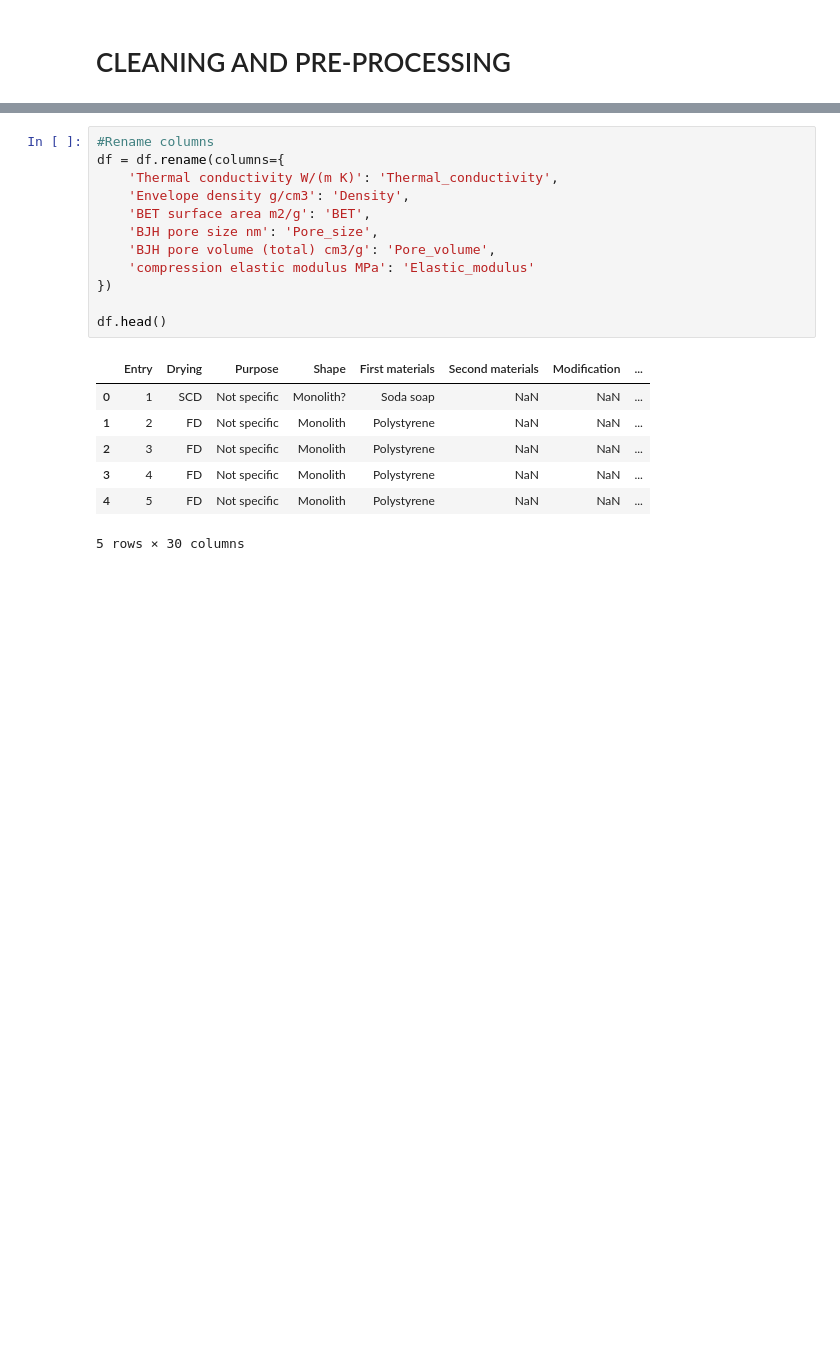
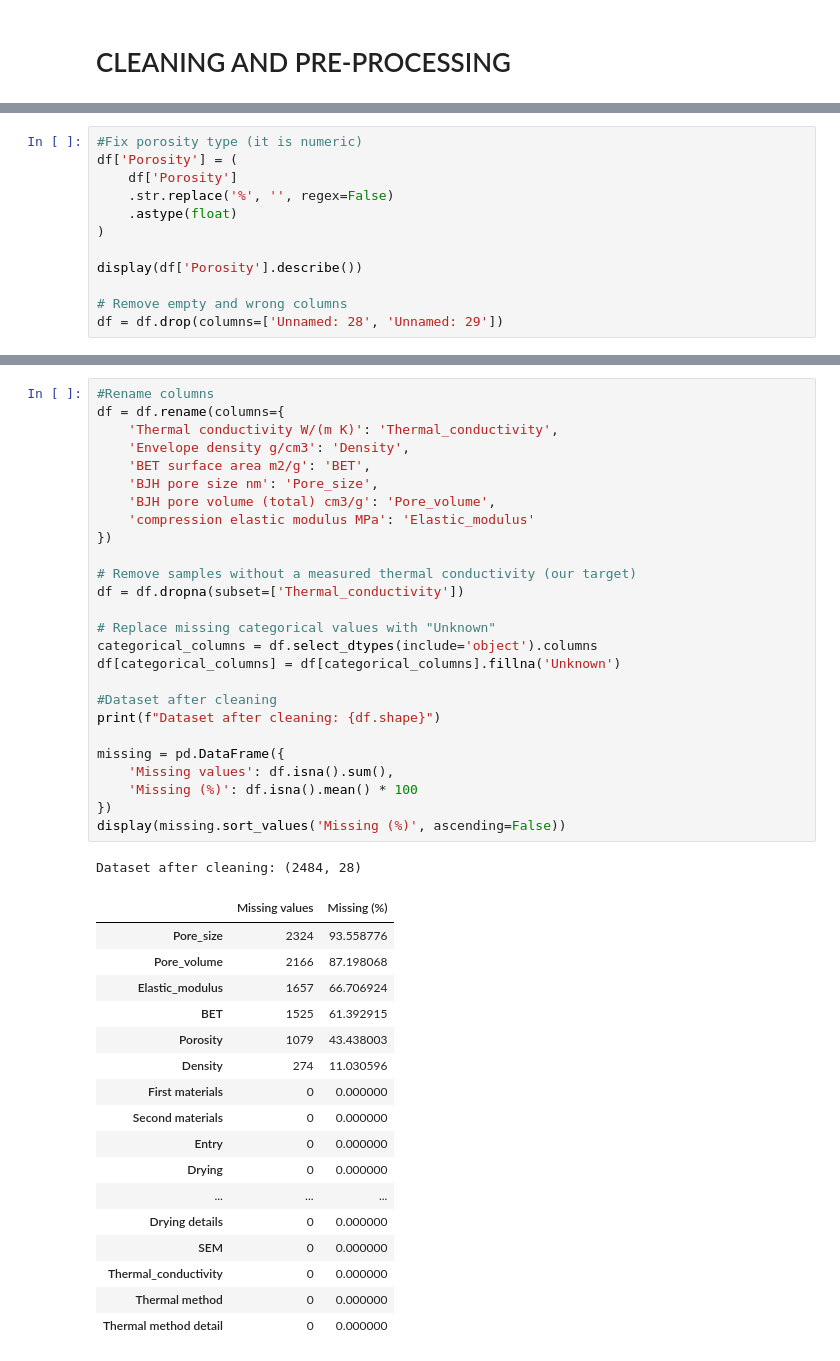
Before and after one commit to paulagirones/Aerogels_thermal_conductivity, a Jupyter notebook: aerogels_thermal_conductivity_ml.ipynb, the cells around one changed output, grey strips where cells are left out. Saved outputs shown, nothing was run; the diff lists cells and outputs as text; blank space fills up the shorter version.

```diff
--- a/aerogels_thermal_conductivity_ml.ipynb
+++ b/aerogels_thermal_conductivity_ml.ipynb
@@ -61,0 +86,12 @@ Summary statistics for numerical variables:
+# %%
+#Fix porosity type (it is numeric)
+df['Porosity'] = (
+    df['Porosity']
+    .str.replace('%', '', regex=False)
+    .astype(float)
+)
+
+display(df['Porosity'].describe())
+
+# Remove empty and wrong columns
+df = df.drop(columns=['Unnamed: 28', 'Unnamed: 29'])
@@ -113,20 +139,45 @@ Duplicate rows: 0
 # %%
 #Rename columns
 df = df.rename(columns={
     'Thermal conductivity W/(m K)': 'Thermal_conductivity',
     'Envelope density g/cm3': 'Density',
     'BET surface area m2/g': 'BET',
     'BJH pore size nm': 'Pore_size',
     'BJH pore volume (total) cm3/g': 'Pore_volume',
     'compression elastic modulus MPa': 'Elastic_modulus'
 })
 
-df.head()
+# Remove samples without a measured thermal conductivity (our target)
+df = df.dropna(subset=['Thermal_conductivity'])
+
+# Replace missing categorical values with "Unknown"
+categorical_columns = df.select_dtypes(include='object').columns
+df[categorical_columns] = df[categorical_columns].fillna('Unknown')
+
+#Dataset after cleaning
+print(f"Dataset after cleaning: {df.shape}")
+
+missing = pd.DataFrame({
+    'Missing values': df.isna().sum(),
+    'Missing (%)': df.isna().mean() * 100
+})
+display(missing.sort_values('Missing (%)', ascending=False))
 # %% [output]
+Dataset after cleaning: (2484, 28)
-|  | Entry | Drying | Purpose | Shape | First materials | Second materials | Modification | ... |
-| 0 | 1 | SCD | Not specific | Monolith? | Soda soap | NaN | NaN | ... |
-| 1 | 2 | FD | Not specific | Monolith | Polystyrene | NaN | NaN | ... |
-| 2 | 3 | FD | Not specific | Monolith | Polystyrene | NaN | NaN | ... |
-| 3 | 4 | FD | Not specific | Monolith | Polystyrene | NaN | NaN | ... |
-| 4 | 5 | FD | Not specific | Monolith | Polystyrene | NaN | NaN | ... |
+|  | Missing values | Missing (%) |
+| Pore_size | 2324 | 93.558776 |
+| Pore_volume | 2166 | 87.198068 |
+| Elastic_modulus | 1657 | 66.706924 |
+| BET | 1525 | 61.392915 |
+| Porosity | 1079 | 43.438003 |
+| Density | 274 | 11.030596 |
+| First materials | 0 | 0.000000 |
+| Second materials | 0 | 0.000000 |
+| Entry | 0 | 0.000000 |
+| Drying | 0 | 0.000000 |
+| ... | ... | ... |
+| Drying details | 0 | 0.000000 |
+| SEM | 0 | 0.000000 |
+| Thermal_conductivity | 0 | 0.000000 |
+| Thermal method | 0 | 0.000000 |
+| Thermal method detail | 0 | 0.000000 |
-5 rows × 30 columns
```
Also changed, not shown: parts of 7 cells of this notebook.
